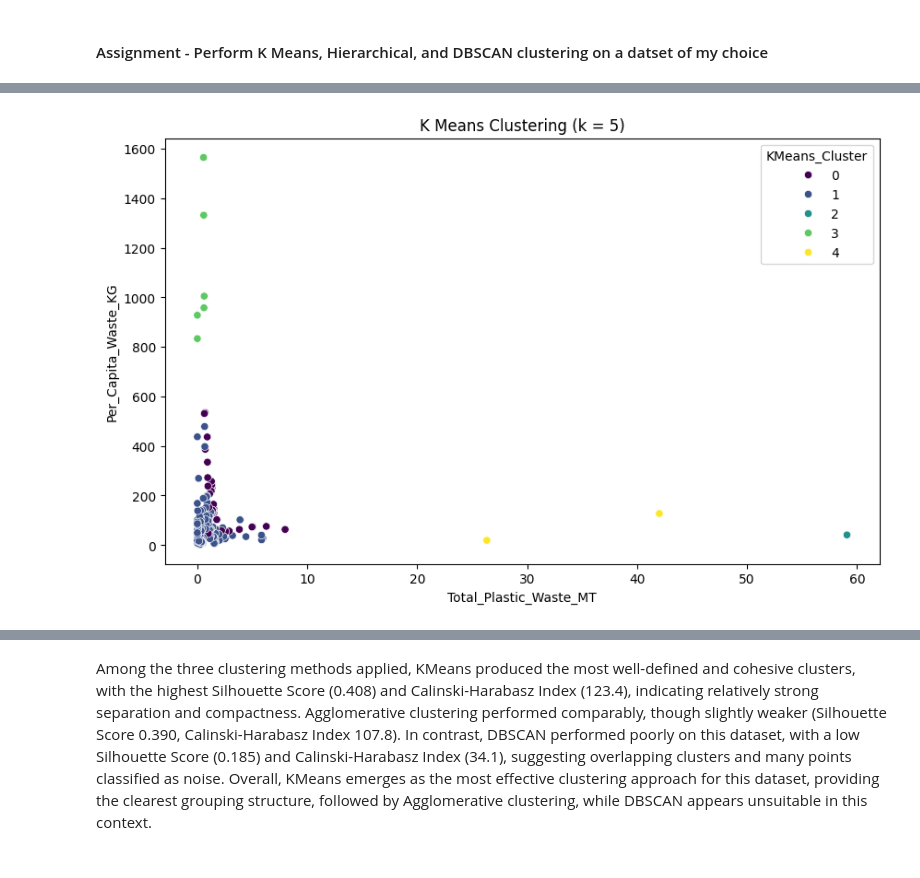
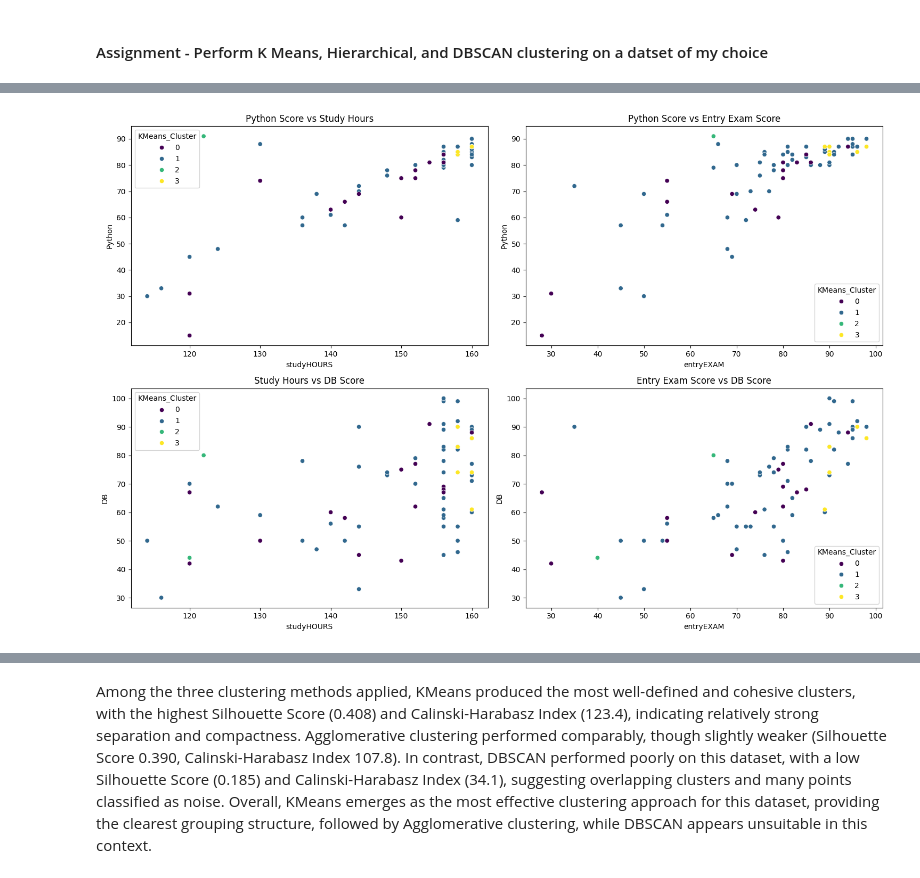
Before and after one commit to fonkerina/Data-Science-Journey, a Jupyter notebook: Week 6/w6 hwk.ipynb, the cells around one changed output, grey strips where cells are left out. Cells and saved outputs as stored; diff of their text form; code cells hidden in the pictures.

```diff
--- a/Week 6/w6 hwk.ipynb
+++ b/Week 6/w6 hwk.ipynb
@@ -7,6 +7,6 @@ import numpy as np
 import seaborn as sns
 import matplotlib.pyplot as plt
 
-df = pd.read_csv("Plastic Waste Around the World.csv")
+df = pd.read_csv("bi.csv", delimiter = ',', encoding="cp1252")
 df.head()
 # %% [output]
@@ -75,19 +51,29 @@ plt.show()
 # %%
 # Multivariate Analysis
-corr = fully_encoded.corr()
+numeric_df = fully_encoded.drop(["lNAME","fNAME"], axis = 1)
+multi_df = numeric_df.copy()
+multi_df = multi_df.drop([col for col in multi_df.columns if "country" in col], axis = 1)
+corr = multi_df.corr()
 sns.heatmap(corr, annot = True, cmap = 'RdBu_r', fmt = '.2f')
 
 
 import matplotlib.patches as patches # formatting to highlight target variable
 
 ax = plt.gca()
-n = corr.columns.get_loc("Coastal_Waste_Risk")
-i = corr.index.get_loc("Coastal_Waste_Risk")
+n = corr.columns.get_loc("Python")
+i = corr.index.get_loc("Python")
 border1 = patches.Rectangle((n, 0), 1, corr.shape[0], linewidth = 2, edgecolor = 'gold', facecolor = 'none')
 border2 = patches.Rectangle((0, i), corr.shape[0], 1, linewidth = 2, edgecolor = 'gold', facecolor = 'none')
 ax.add_patch(border1)
 ax.add_patch(border2)
 
+n = corr.columns.get_loc("DB")
+i = corr.index.get_loc("DB")
+border3 = patches.Rectangle((n, 0), 1, corr.shape[0], linewidth = 2, edgecolor = 'gold', facecolor = 'none')
+border4 = patches.Rectangle((0, i), corr.shape[0], 1, linewidth = 2, edgecolor = 'gold', facecolor = 'none')
+ax.add_patch(border3)
+ax.add_patch(border4)
+
 plt.title('Feature Correlation Heatmap')
 plt.show()
 # %% [output]
@@ -107,18 +81,43 @@ X_scaled = scaler.fit_transform(X)
 # %%
 # K-means clustering
 from sklearn.cluster import KMeans
+from sklearn.preprocessing import StandardScaler
 
-kmeans = KMeans(n_clusters = 5, random_state = 42)
+X = numeric_df.drop(["Python"], axis = 1)
+scaler = StandardScaler()
+X_scaled = scaler.fit_transform(X)
+
+kmeans = KMeans(n_clusters = 4, random_state = 42)
 kmeans.fit(X_scaled)
-df_cluster["KMeans_Cluster"] = kmeans.labels_
+fully_encoded["KMeans_Cluster"] = kmeans.labels_
 
-# Visualise K means clustering
-plt.figure(figsize = (10,6))
-sns.scatterplot(x = "Total_Plastic_Waste_MT", y = "Per_Capita_Waste_KG", hue = "KMeans_Cluster", data = df_cluster, palette = "viridis")
-plt.title("K Means Clustering (k = 5)")
+# Visualise K-means clustering
+fig, axes = plt.subplots(2, 2, figsize=(15, 10))
+
+# Plot 1: Python vs studyHOURS
+sns.scatterplot(x="studyHOURS", y="Python", hue="KMeans_Cluster",
+                data=fully_encoded, palette="viridis", ax=axes[0,0])
+axes[0,0].set_title("Python Score vs Study Hours")
+
+# Plot 2: Python vs entryEXAM
+sns.scatterplot(x="entryEXAM", y="Python", hue="KMeans_Cluster",
+                data=fully_encoded, palette="viridis", ax=axes[0,1])
+axes[0,1].set_title("Python Score vs Entry Exam Score")
+
+# Plot 3: studyHOURS vs DB
+sns.scatterplot(x="studyHOURS", y="DB", hue="KMeans_Cluster",
+                data=fully_encoded, palette="viridis", ax=axes[1,0])
+axes[1,0].set_title("Study Hours vs DB Score")
+
+# Plot 4: entryEXAM vs DB
+sns.scatterplot(x="entryEXAM", y="DB", hue="KMeans_Cluster",
+                data=fully_encoded, palette="viridis", ax=axes[1,1])
+axes[1,1].set_title("Entry Exam Score vs DB Score")
+
+plt.tight_layout()
 plt.show()
 # %% [output]
-[figure, old version]
+[figure, new version]
 # %%
 # Hierarchical clustering
 from sklearn.cluster import AgglomerativeClustering
```
Also changed, not shown: parts of 10 cells of this notebook, 3 other files.
